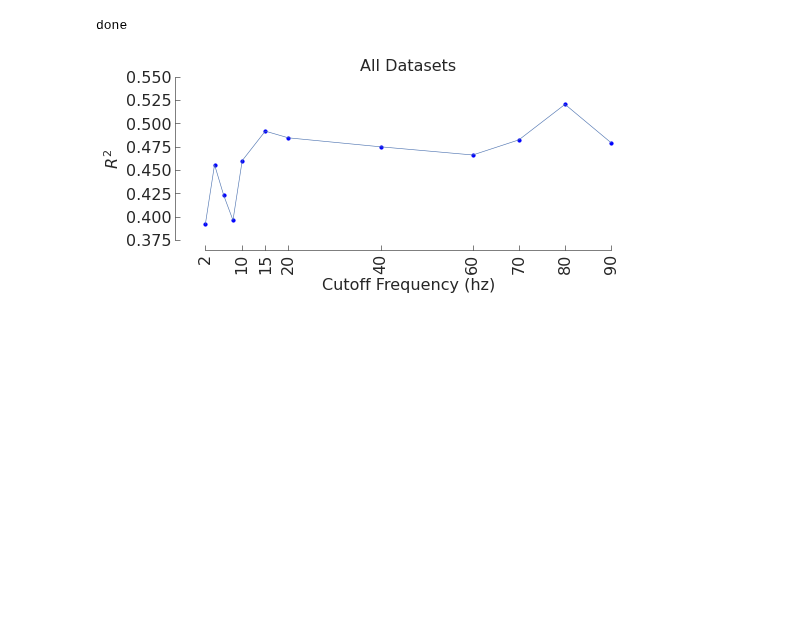
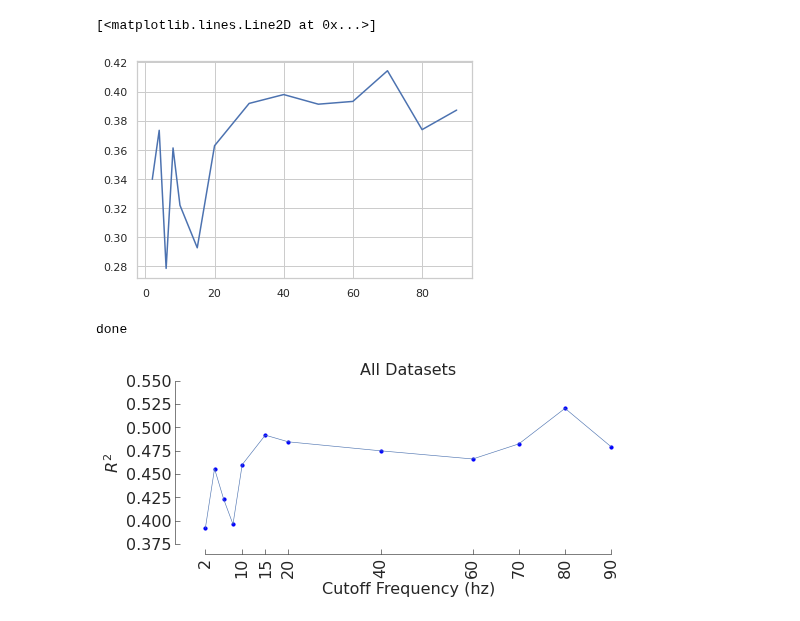
Before and after one commit to arunavanag591/odor_analysis, a Jupyter notebook: data_exploration/lpfAnalysis.ipynb, the cells around one changed output. Saved outputs shown, nothing was run; the diff lists cells and outputs as text; code cells hidden in the pictures; blank space fills up the shorter version.

```diff
--- a/data_exploration/lpfAnalysis.ipynb
+++ b/data_exploration/lpfAnalysis.ipynb
@@ -146,0 +141,11 @@ trainset= desert
+# %%
+trainset=df_notwindy
+cutoff_freq=90
+sos = signal.butter(2, cutoff_freq, 'low',fs=200, output='sos')
+filtered = signal.sosfilt(sos, trainset.odor)
+dt = trainset.master_time[1]-trainset.master_time[0]
+time = [0]
+for i in range(1, len(trainset)):
+    time.append(time[i-1] + dt)
+trainset['time'] = time
+trainset['odor']=filtered
@@ -267,3 +342,8 @@ lpdf
+# %%
+plt.plot(lpdf.frequency,lpdf.rsquared)
+# %% [output]
+[<matplotlib.lines.Line2D at 0x...>]
+[figure, added]
 # %%
 lpdf.to_hdf('../../Figure/lowpassfilter/LpfForestFiltered.h5', key='lpdf', mode='w')
 # %%
```
Also changed, not shown: parts of 6 cells of this notebook, 14 other files.
